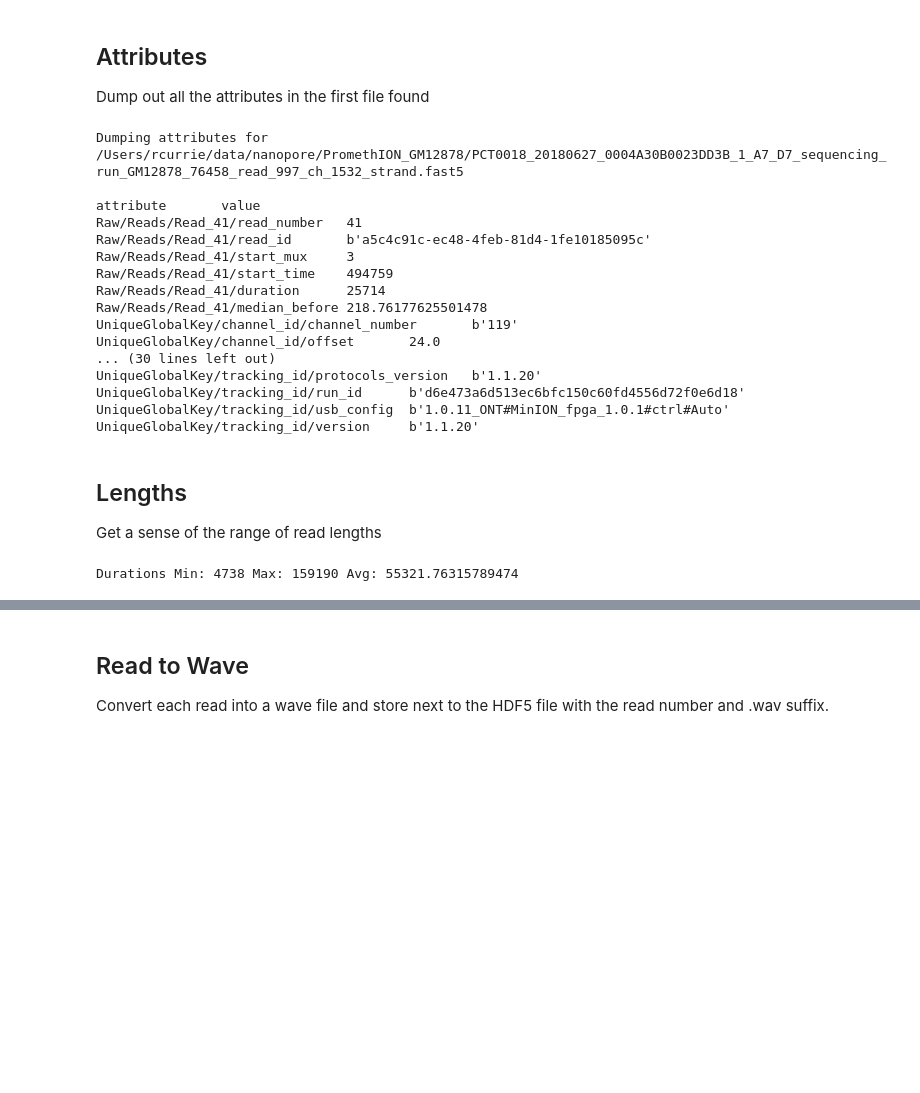
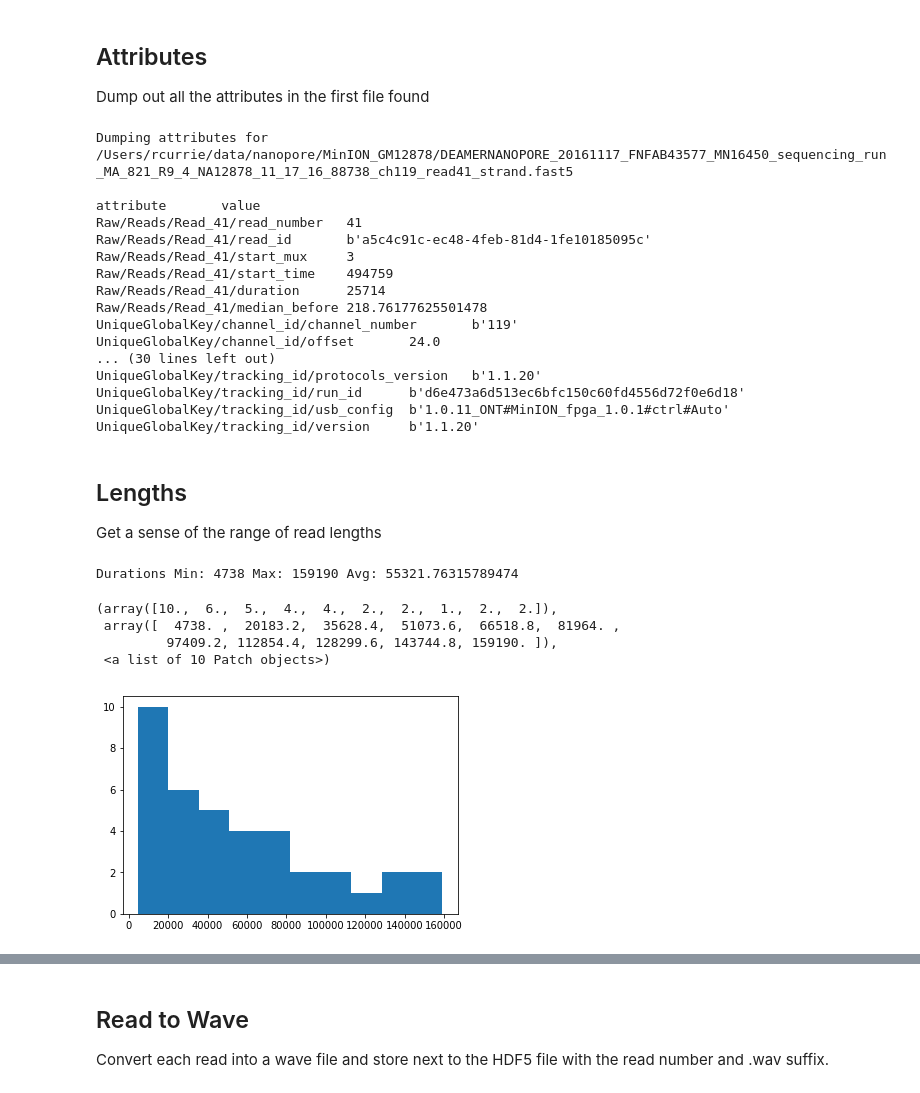
Before and after one commit to rcurrie/notebooks, a Jupyter notebook: nanopore.ipynb, the cells around one changed output, grey strips where cells are left out. Cells and saved outputs as stored; diff of their text form; code cells hidden in the pictures; blank space fills up the shorter version.

```diff
--- a/nanopore.ipynb
+++ b/nanopore.ipynb
@@ -21,7 +22,7 @@ Found 38 nanopore h5 files
 Dump out all the attributes in the first file found
 # %%
 with h5py.File(files[0], "r") as hdf:
-    print(f"Dumping attributes for\n{file}\n")
+    print(f"Dumping attributes for\n{files[0]}\n")
     # Get the names of all groups and subgroups in the file
     list_of_names = []
     hdf.visit(list_of_names.append)
@@ -42,7 +43,7 @@ with h5py.File(files[0], "r") as hdf:
         ['\t'.join([str(x) for x in item]) for item in attribute])))
 # %% [output]
 Dumping attributes for
-/Users/rcurrie/data/nanopore/PromethION_GM12878/PCT0018_20180627_0004A30B0023DD3B_1_A7_D7_sequencing_run_GM12878_76458_read_997_ch_1532_strand.fast5
+/Users/rcurrie/data/nanopore/MinION_GM12878/DEAMERNANOPORE_20161117_FNFAB43577_MN16450_sequencing_run_MA_821_R9_4_NA12878_11_17_16_88738_ch119_read41_strand.fast5
 
 attribute       value
 Raw/Reads/Read_41/read_number   41
@@ -64,10 +65,16 @@ Get a sense of the range of read lengths
 # %%
 durations = []
 for file in files:
     with h5py.File(file, "r") as hdf:
         for read in hdf["Raw/Reads"]:
             durations.append(hdf[f"Raw/Reads/{read}"].attrs["duration"])
 
 print(f"Durations Min: {min(durations)} Max: {max(durations)} Avg: {sum(durations) / len(durations)}")
+plt.hist(durations)
 # %% [output]
 Durations Min: 4738 Max: 159190 Avg: 55321.76315789474
+(array([10.,  6.,  5.,  4.,  4.,  2.,  2.,  1.,  2.,  2.]),
+ array([  4738. ,  20183.2,  35628.4,  51073.6,  66518.8,  81964. ,
+         97409.2, 112854.4, 128299.6, 143744.8, 159190. ]),
+ <a list of 10 Patch objects>)
+[figure, added]
```
Also changed, not shown: parts of 4 cells of this notebook, 1 other file.
